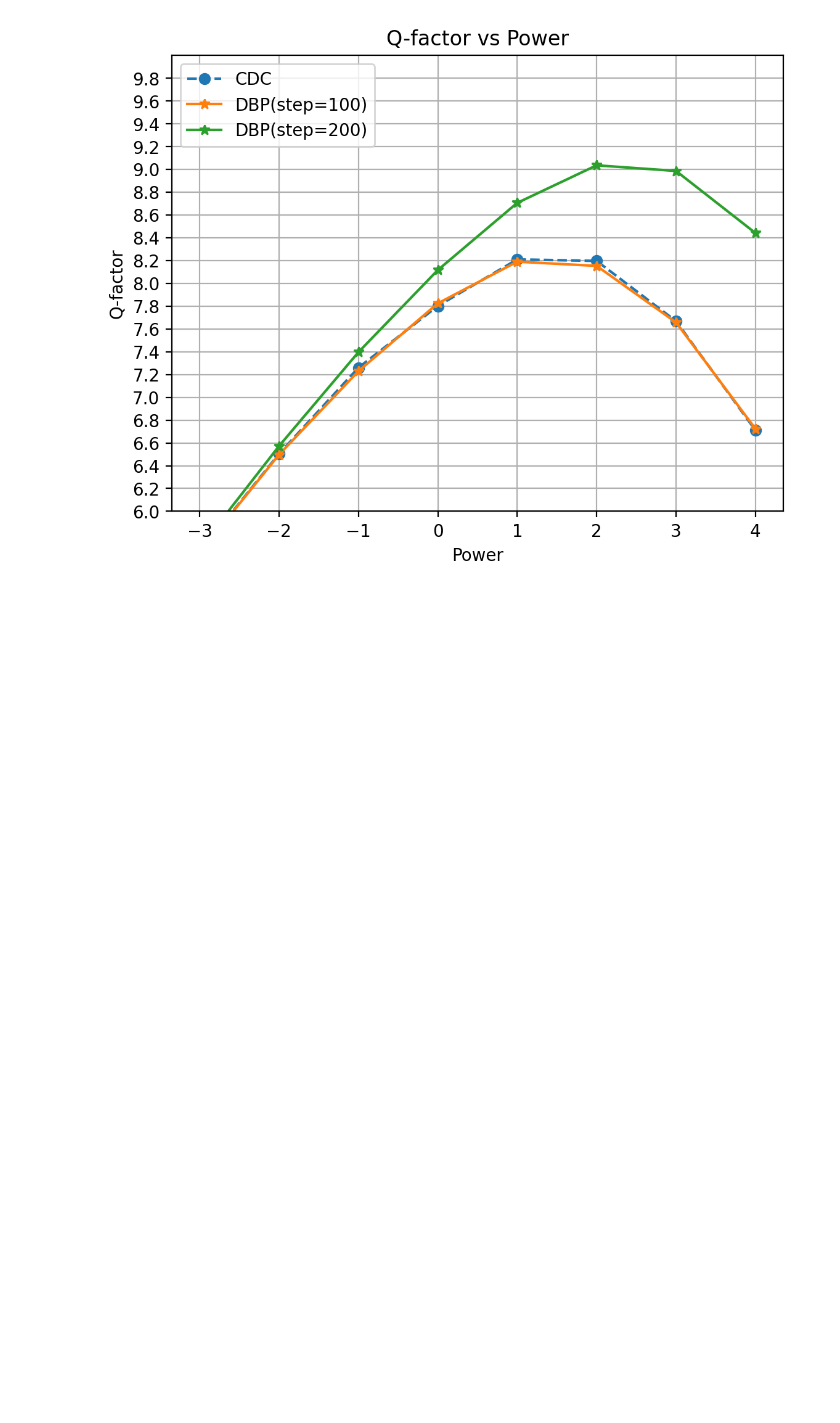
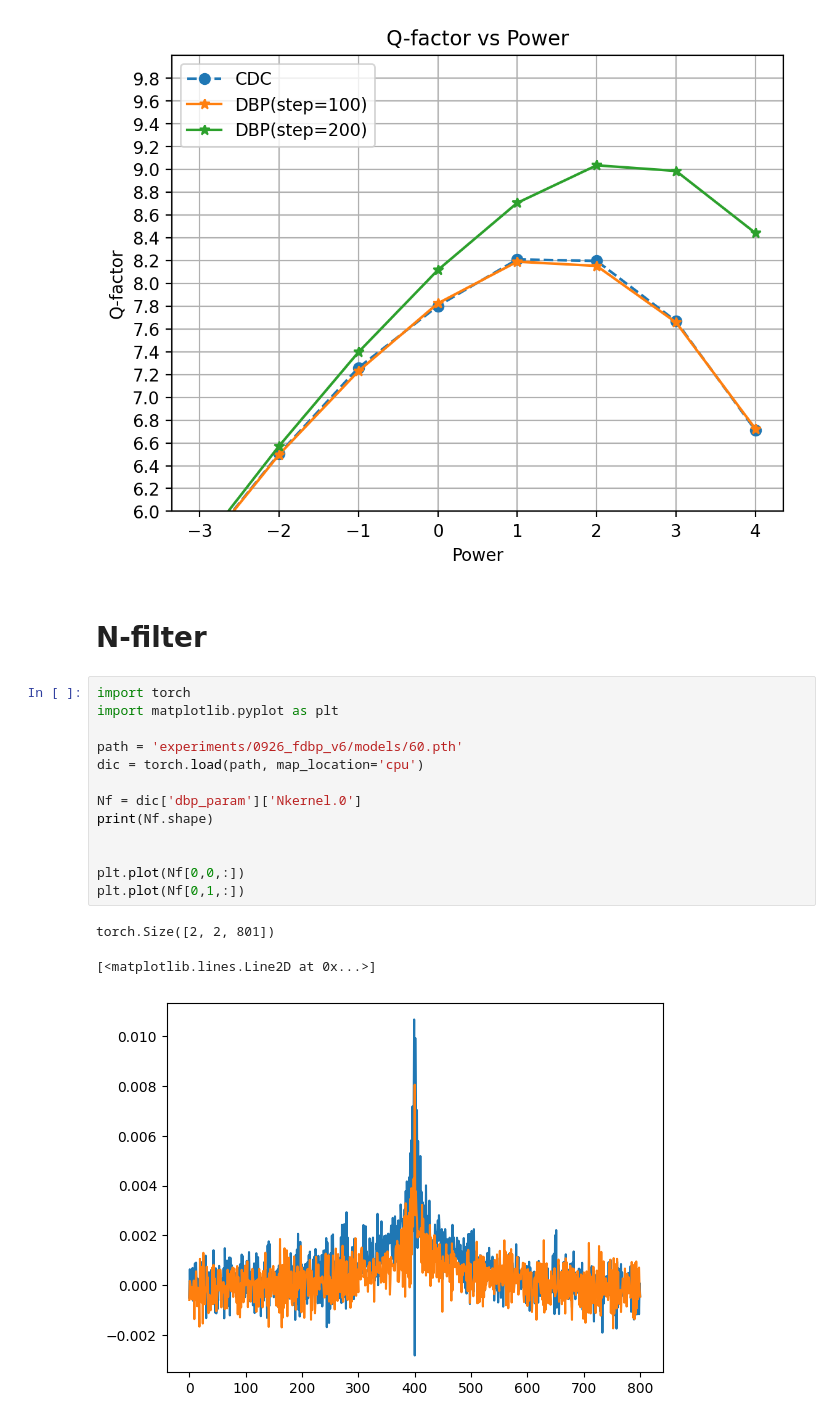
Before and after one commit to xinyuxiao113/pkufiber, a Jupyter notebook: show.ipynb, the cells around one changed output. Drawn from its saved outputs; the diff is of its cells as text; blank space fills up the shorter version.

```diff
--- a/show.ipynb
+++ b/show.ipynb
@@ -66,3 +66,22 @@ plt.legend(loc='upper left')
 # %% [output]
 <matplotlib.legend.Legend at 0x...>
 [figure]
+# %% [markdown]
+# N-filter
+# %%
+import torch
+import matplotlib.pyplot as plt
+
+path = 'experiments/0926_fdbp_v6/models/60.pth'
+dic = torch.load(path, map_location='cpu')
+
+Nf = dic['dbp_param']['Nkernel.0']
+print(Nf.shape)
+
+
+plt.plot(Nf[0,0,:])
+plt.plot(Nf[0,1,:])
+# %% [output]
+torch.Size([2, 2, 801])
+[<matplotlib.lines.Line2D at 0x...>]
+[figure, added]
```
Also changed, not shown: parts of 2 cells of this notebook, 17 other files.
